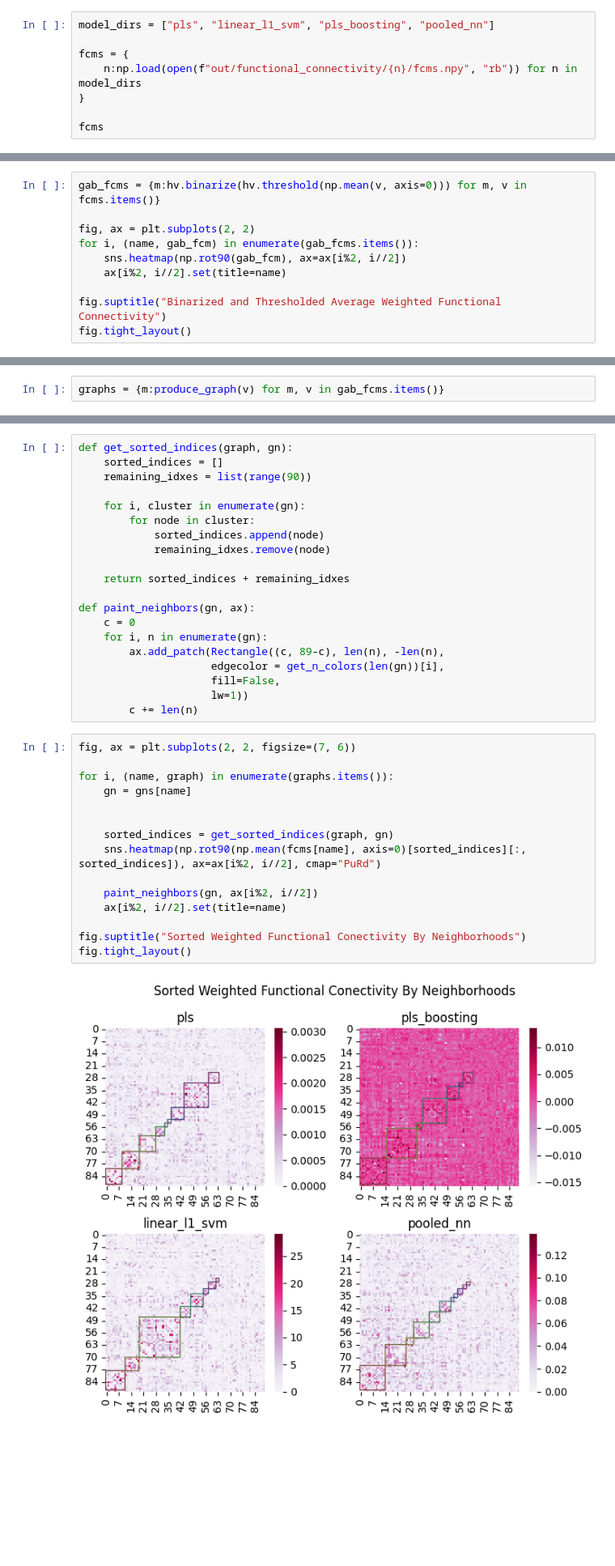
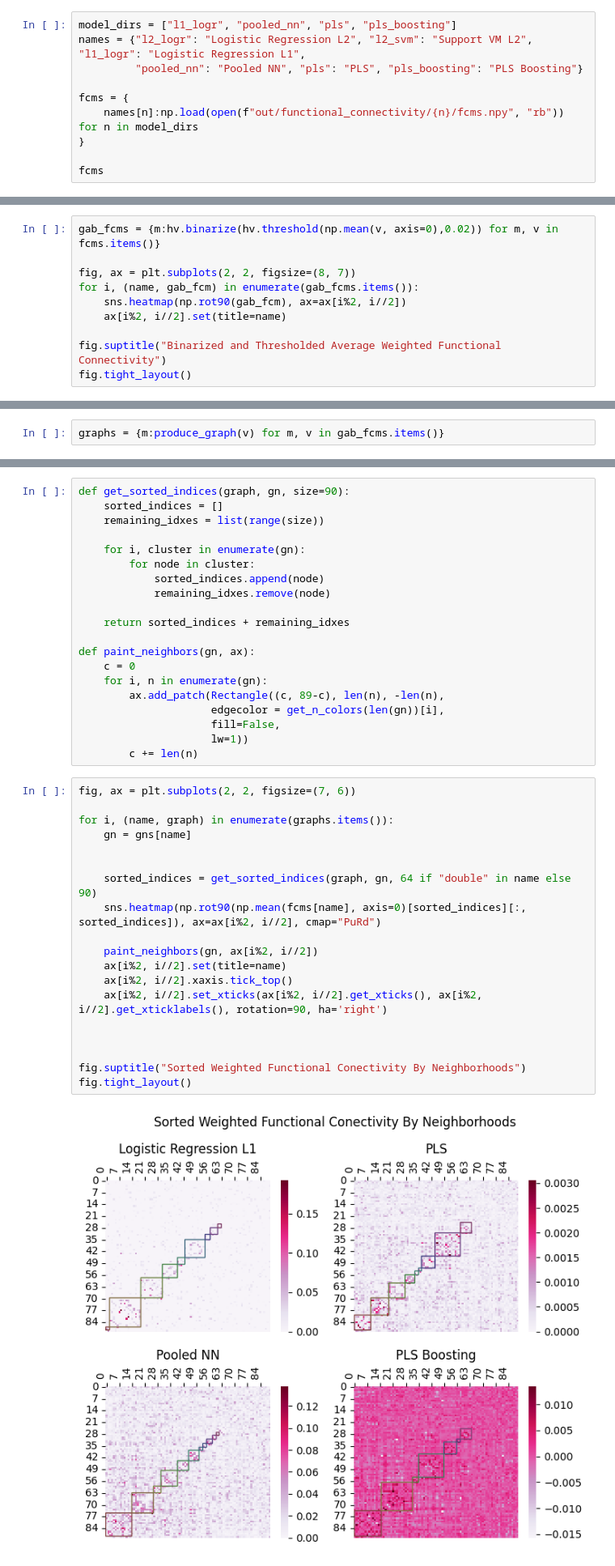
Before and after one commit to nykash/CannabisClassifier, a Jupyter notebook: graph_analysis.ipynb, the cells around one changed output, grey strips where cells are left out. Shown at 81% size. Saved outputs shown, nothing was run; the diff lists cells and outputs as text; blank space fills up the shorter version.

```diff
--- a/graph_analysis.ipynb
+++ b/graph_analysis.ipynb
@@ -15,10 +15,12 @@ len(labels), inputs.shape
 # %% [output]
 (646, (646, 4005))
 # %%
-model_dirs = ["pls", "linear_l1_svm", "pls_boosting", "pooled_nn"]
+model_dirs = ["l1_logr", "pooled_nn", "pls", "pls_boosting"]
+names = {"l2_logr": "Logistic Regression L2", "l2_svm": "Support VM L2", "l1_logr": "Logistic Regression L1",
+         "pooled_nn": "Pooled NN", "pls": "PLS", "pls_boosting": "PLS Boosting"}
 
 fcms = {
-    n:np.load(open(f"out/functional_connectivity/{n}/fcms.npy", "rb")) for n in model_dirs
+    names[n]:np.load(open(f"out/functional_connectivity/{n}/fcms.npy", "rb")) for n in model_dirs
 }
 
 fcms
@@ -43,7 +45,7 @@ fcms
 # %%
-gab_fcms = {m:hv.binarize(hv.threshold(np.mean(v, axis=0))) for m, v in fcms.items()}
+gab_fcms = {m:hv.binarize(hv.threshold(np.mean(v, axis=0),0.02)) for m, v in fcms.items()}
 
-fig, ax = plt.subplots(2, 2)
+fig, ax = plt.subplots(2, 2, figsize=(8, 7))
 for i, (name, gab_fcm) in enumerate(gab_fcms.items()):
     sns.heatmap(np.rot90(gab_fcm), ax=ax[i%2, i//2])
     ax[i%2, i//2].set(title=name)
@@ -152,7 +154,7 @@ gns
 # %%
-def get_sorted_indices(graph, gn):
+def get_sorted_indices(graph, gn, size=90):
     sorted_indices = []
-    remaining_idxes = list(range(90))
+    remaining_idxes = list(range(size))
 
     for i, cluster in enumerate(gn):
         for node in cluster:
@@ -172,17 +174,21 @@ def paint_neighbors(gn, ax):
 # %%
 fig, ax = plt.subplots(2, 2, figsize=(7, 6))
 
 for i, (name, graph) in enumerate(graphs.items()):
     gn = gns[name]
 
 
-    sorted_indices = get_sorted_indices(graph, gn)
+    sorted_indices = get_sorted_indices(graph, gn, 64 if "double" in name else 90)
     sns.heatmap(np.rot90(np.mean(fcms[name], axis=0)[sorted_indices][:, sorted_indices]), ax=ax[i%2, i//2], cmap="PuRd")
 
     paint_neighbors(gn, ax[i%2, i//2])
     ax[i%2, i//2].set(title=name)
+    ax[i%2, i//2].xaxis.tick_top()
+    ax[i%2, i//2].set_xticks(ax[i%2, i//2].get_xticks(), ax[i%2, i//2].get_xticklabels(), rotation=90, ha='right')
+
+
 
 fig.suptitle("Sorted Weighted Functional Conectivity By Neighborhoods")
 fig.tight_layout()
 # %% [output]
-[figure, old version]
+[figure, new version]
```
Also changed, not shown: parts of 38 cells of this notebook.
